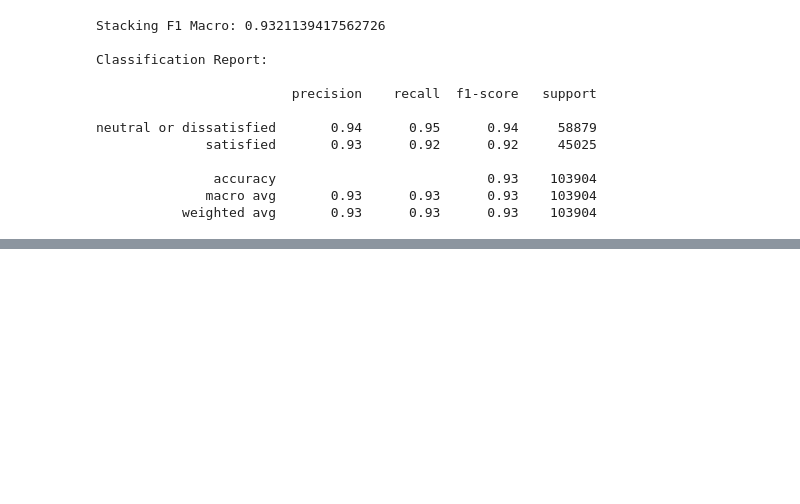
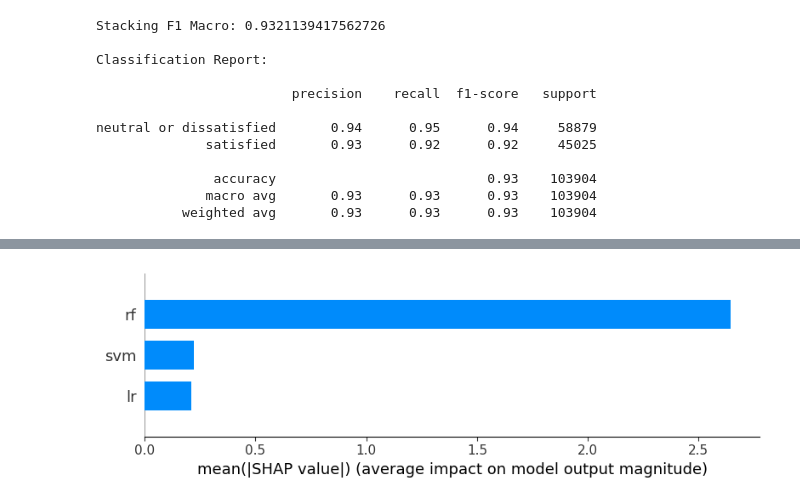
Before and after one commit to IuliaBunescu/airline-satisfaction-classification, a Jupyter notebook: notebooks/stacking-julia.ipynb, the cells around one changed output, grey strips where cells are left out. Saved outputs shown, nothing was run; the diff lists cells and outputs as text; code cells hidden in the pictures; blank space fills up the shorter version.

```diff
--- a/notebooks/stacking-julia.ipynb
+++ b/notebooks/stacking-julia.ipynb
@@ -199,0 +222,4 @@ neutral or dissatisfied       0.94      0.95      0.94     58879
+# %%
+shap.summary_plot(shap_values, X_meta, plot_type="bar")
+# %% [output]
+[figure, added]
```
Also changed, not shown: parts of 6 cells of this notebook.
